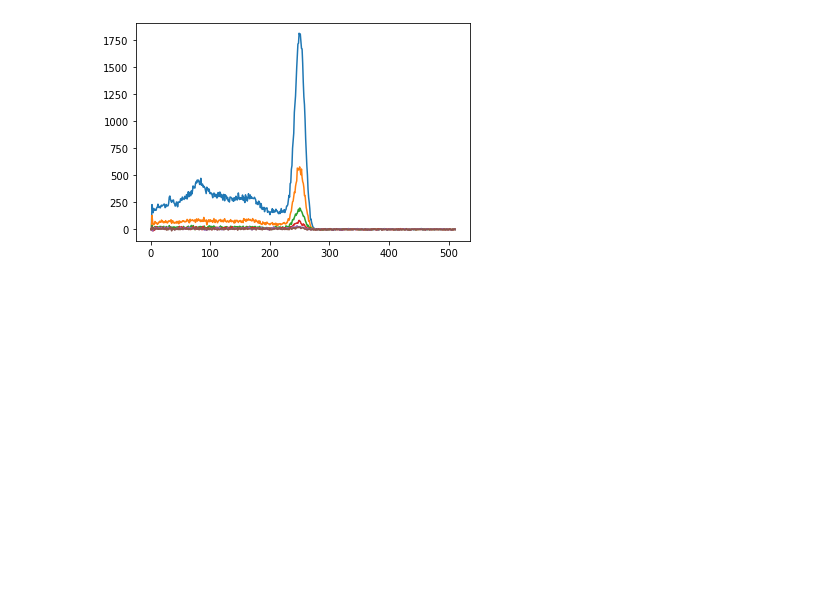
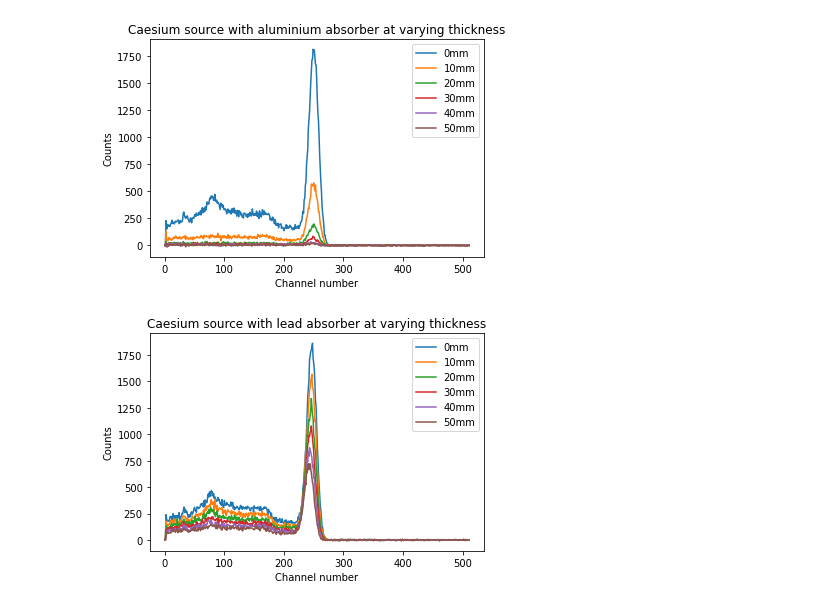
Before and after one commit to crabbixOCE/e352, a Jupyter notebook: WriteUp.ipynb, the cells around one changed output. Saved outputs shown, nothing was run; the diff lists cells and outputs as text; code cells hidden in the pictures; blank space fills up the shorter version.

```diff
--- a/WriteUp.ipynb
+++ b/WriteUp.ipynb
@@ -34,15 +39,52 @@ Cs20=np.genfromtxt('Caesium A 20.TKA',dtype=float)
 Cs30=np.genfromtxt('Caesium A 30.TKA',dtype=float)
 Cs40=np.genfromtxt('Caesium A 40.TKA',dtype=float)
 Cs50=np.genfromtxt('Caesium A 50.TKA',dtype=float)
+CsL0=np.genfromtxt('Caesium L 0.TKA',dtype=float)
+CsL10=np.genfromtxt('Caesium L 10.TKA',dtype=float)
+CsL20=np.genfromtxt('Caesium L 20.TKA',dtype=float)
+CsL30=np.genfromtxt('Caesium L 30.TKA',dtype=float)
+CsL40=np.genfromtxt('Caesium L 40.TKA',dtype=float)
+CsL50=np.genfromtxt('Caesium L 50.TKA',dtype=float)
+
+Co0=np.genfromtxt('Cobalt A 0.TKA',dtype=float)
+Co10=np.genfromtxt('Cobalt A 10.TKA',dtype=float)
+Co20=np.genfromtxt('Cobalt A 20.TKA',dtype=float)
+Co30=np.genfromtxt('Cobalt A 30.TKA',dtype=float)
+Co40=np.genfromtxt('Cobalt A 40.TKA',dtype=float)
+Co50=np.genfromtxt('Cobalt A 50.TKA',dtype=float)
+CoL0=np.genfromtxt('Cobalt L 0.TKA',dtype=float)
+CoL10=np.genfromtxt('Cobalt L 10.TKA',dtype=float)
+CoL20=np.genfromtxt('Cobalt L 20.TKA',dtype=float)
+CoL30=np.genfromtxt('Cobalt L 30.TKA',dtype=float)
+CoL40=np.genfromtxt('Cobalt L 40.TKA',dtype=float)
+CoL50=np.genfromtxt('Cobalt L 50.TKA',dtype=float)
 # %%
 %matplotlib inline
 
 plt.plot(Chan,(Cs0-bg))
 plt.plot(Chan,(Cs10-bg))
 plt.plot(Chan,(Cs20-bg))
 plt.plot(Chan,(Cs30-bg))
 plt.plot(Chan,(Cs40-bg))
 plt.plot(Chan,(Cs50-bg))
+plt.legend(['0mm','10mm','20mm','30mm','40mm','50mm'])
+plt.xlabel('Channel number')
+plt.ylabel('Counts')
+plt.title('Caesium source with aluminium absorber at varying thickness')
 plt.show()
+
+
+plt.plot(Chan,(CsL0-bg))
+plt.plot(Chan,(CsL10-bg))
+plt.plot(Chan,(CsL20-bg))
+plt.plot(Chan,(CsL30-bg))
+plt.plot(Chan,(CsL40-bg))
+plt.plot(Chan,(CsL50-bg))
+plt.legend(['0mm','10mm','20mm','30mm','40mm','50mm'])
+plt.xlabel('Channel number')
+plt.ylabel('Counts')
+plt.title('Caesium source with lead absorber at varying thickness')
+plt.show()
 # %% [output]
-[figure, old version]
+[figure, new version]
+[figure, added]
```
Also changed, not shown: parts of 2 cells of this notebook.
